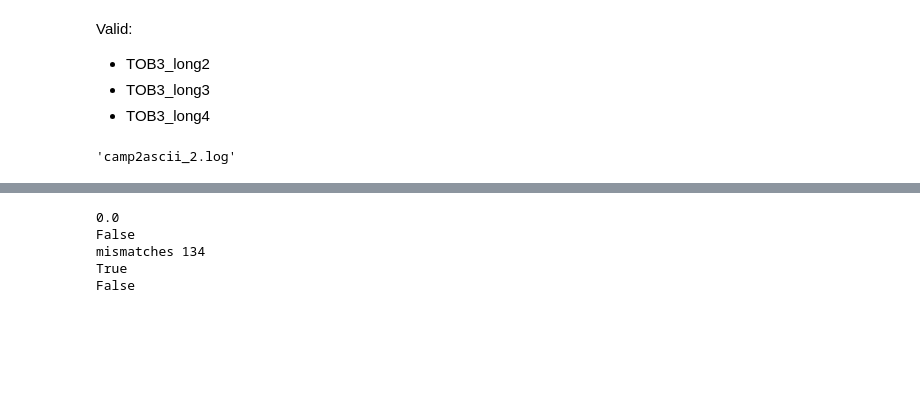
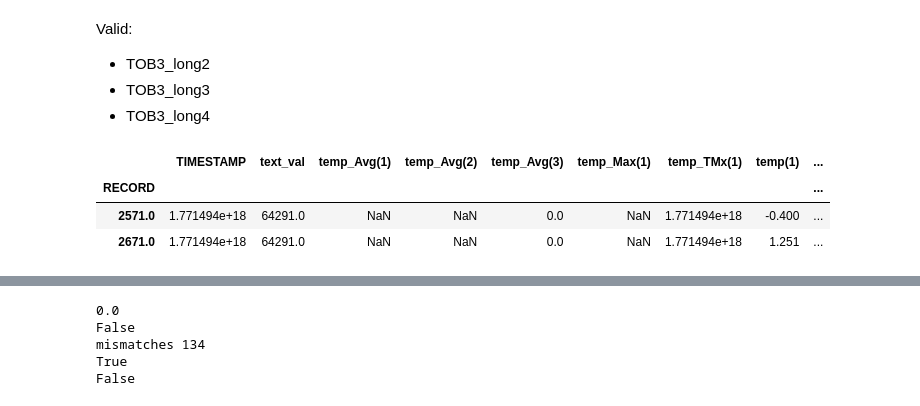
Before and after one commit to alextsfox/camp2ascii, a Jupyter notebook: test.ipynb, the cells around one changed output, grey strips where cells are left out. Drawn from its saved outputs; the diff is of its cells as text; code cells hidden in the pictures; blank space fills up the shorter version.

```diff
--- a/test.ipynb
+++ b/test.ipynb
@@ -4,8 +4,12 @@ Valid:
 * TOB3_long3
 * TOB3_long4
 # %%
+ref_tob3.iloc[::100]
 # %% [output]
-'camp2ascii_2.log'
+|  | TIMESTAMP | text_val | temp_Avg(1) | temp_Avg(2) | temp_Avg(3) | temp_Max(1) | temp_TMx(1) | temp(1) | ... |
+| RECORD |  |  |  |  |  |  |  |  | ... |
+| 2571.0 | 1.771494e+18 | 64291.0 | NaN | NaN | 0.0 | NaN | 1.771494e+18 | -0.400 | ... |
+| 2671.0 | 1.771494e+18 | 64291.0 | NaN | NaN | 0.0 | NaN | 1.771494e+18 | 1.251 | ... |
 # %%
 from unittest import TestCase
 from math import ceil
```
Also changed, not shown: parts of 2 cells of this notebook, 3 other files.
